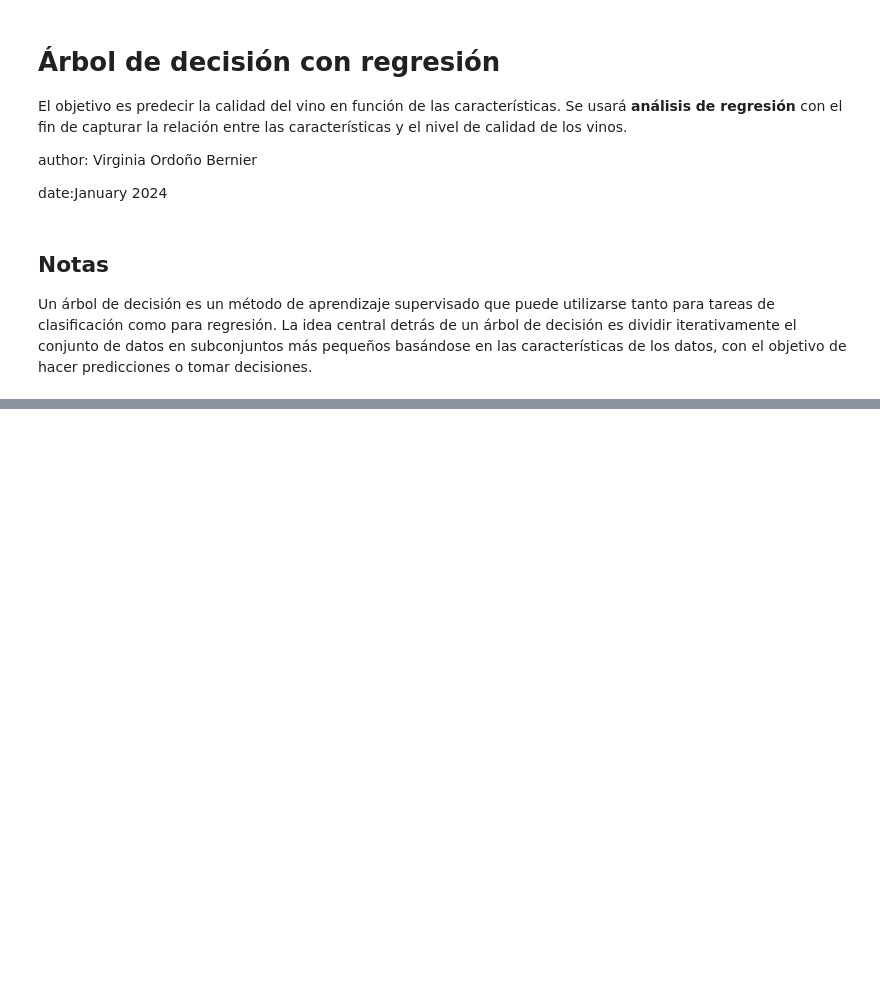
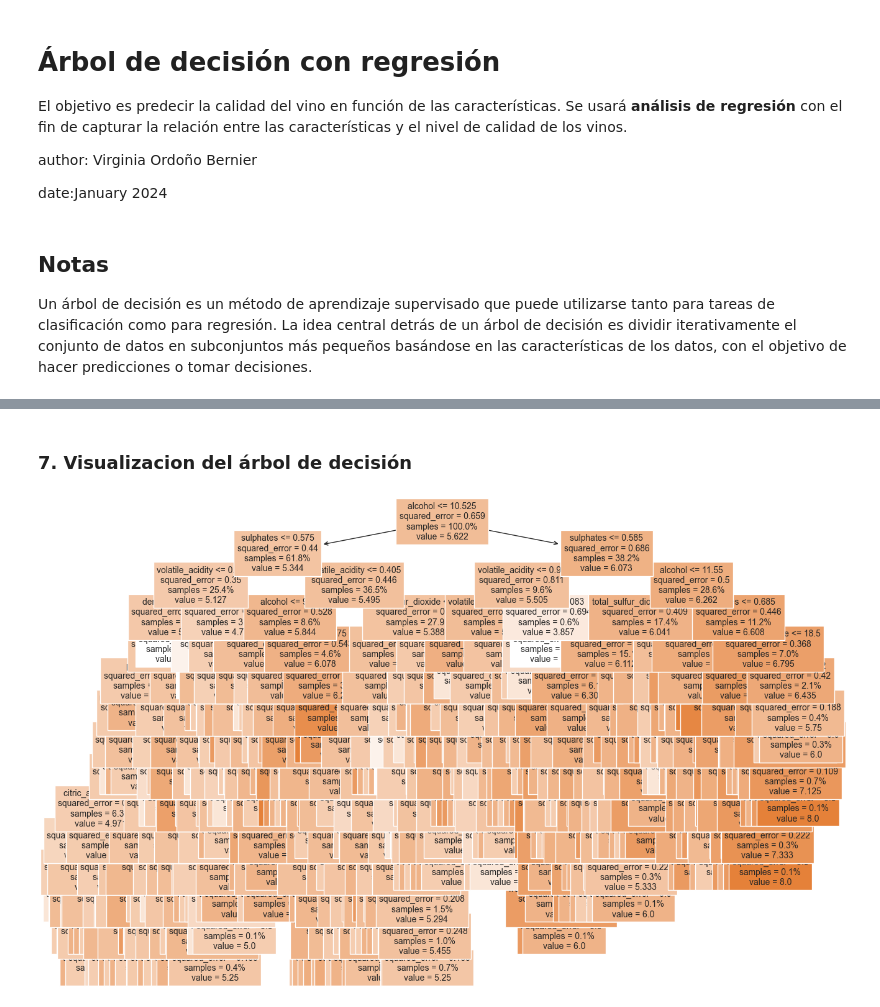
Before and after one commit to viorbe20/ai-machine-learning, a Jupyter notebook: decision-trees-exercises/decision-trees-ex-1/ex06_regression_decision_trees_wine.ipynb, the cells around one changed output, grey strips where cells are left out. Saved outputs shown, nothing was run; the diff lists cells and outputs as text; code cells hidden in the pictures; blank space fills up the shorter version.

```diff
--- a/decision-trees-exercises/decision-trees-ex-1/ex06_regression_decision_trees_wine.ipynb
+++ b/decision-trees-exercises/decision-trees-ex-1/ex06_regression_decision_trees_wine.ipynb
@@ -291,0 +271,13 @@ Error absoluto medio: 0.56
+# %% [markdown]
+### 7. Visualizacion del árbol de decisión
+# %%
+from matplotlib import pyplot as plt
+from sklearn.tree import plot_tree
+
+columns_names = list(df_wines.columns.drop('quality'))
+
+plt.figure(figsize=(15, 10))
+plot_tree(model, feature_names= columns_names, filled=True, fontsize=10, proportion = True)
+plt.show()
+# %% [output]
+[figure, added]
```
Also changed, not shown: parts of 35 cells of this notebook.
